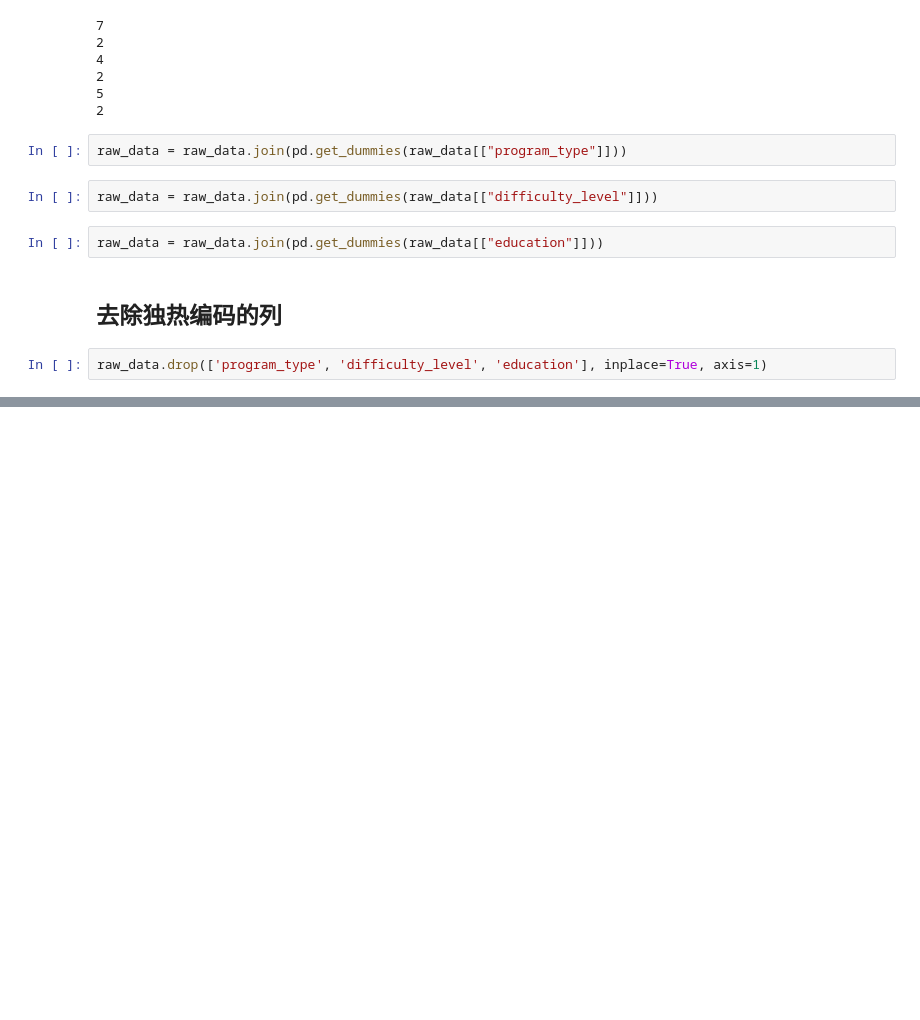
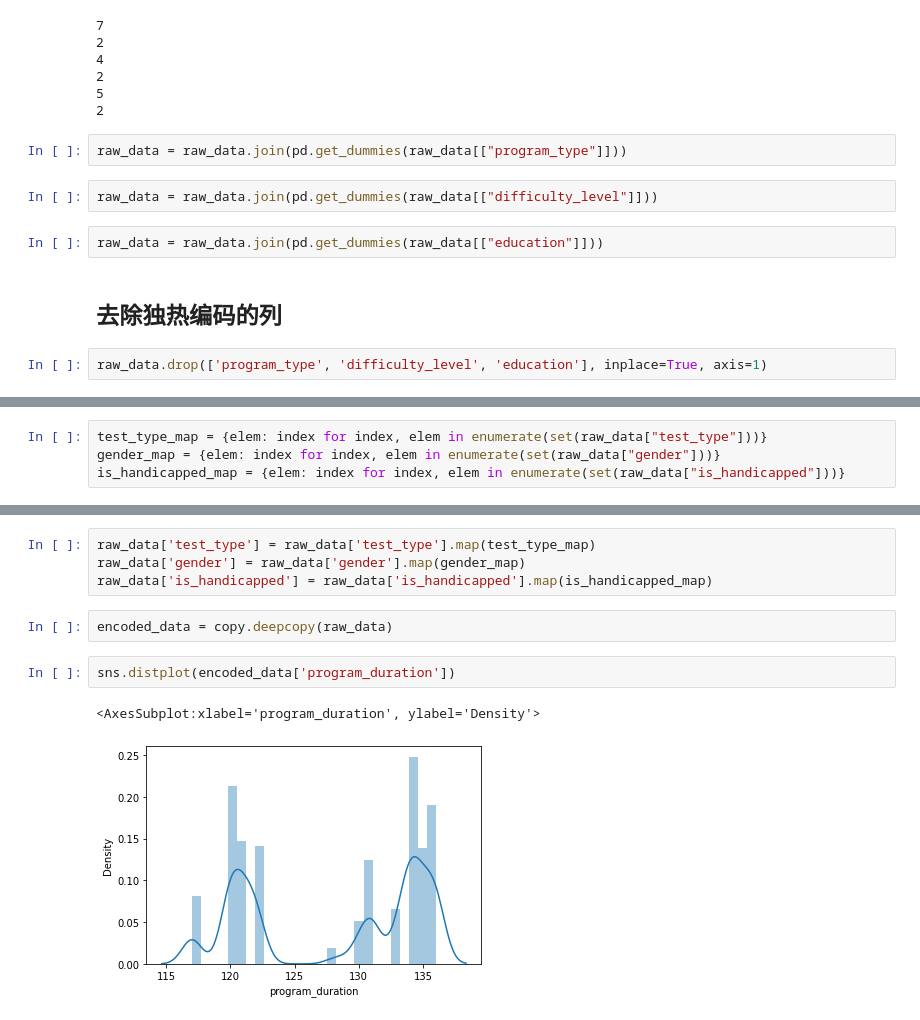
Before and after one commit to Giyn/QG2021DMGroupMidExam, a Jupyter notebook: Giyn.ipynb, the cells around one changed output, grey strips where cells are left out. Cells and saved outputs as stored; diff of their text form; blank space fills up the shorter version.

Commit message:
feat: hard encoded

```diff
--- a/Giyn.ipynb
+++ b/Giyn.ipynb
@@ -149,0 +169,4 @@ raw_data.drop(['program_type', 'difficulty_level', 'education'], inplace=True, a
+# %%
+test_type_map = {elem: index for index, elem in enumerate(set(raw_data["test_type"]))}
+gender_map = {elem: index for index, elem in enumerate(set(raw_data["gender"]))}
+is_handicapped_map = {elem: index for index, elem in enumerate(set(raw_data["is_handicapped"]))}
@@ -149,0 +181,11 @@ raw_data.drop(['program_type', 'difficulty_level', 'education'], inplace=True, a
+# %%
+raw_data['test_type'] = raw_data['test_type'].map(test_type_map)
+raw_data['gender'] = raw_data['gender'].map(gender_map)
+raw_data['is_handicapped'] = raw_data['is_handicapped'].map(is_handicapped_map)
+# %%
+encoded_data = copy.deepcopy(raw_data)
+# %%
+sns.distplot(encoded_data['program_duration'])
+# %% [output]
+<AxesSubplot:xlabel='program_duration', ylabel='Density'>
+[figure, added]
```
Also changed, not shown: parts of 5 cells of this notebook.
